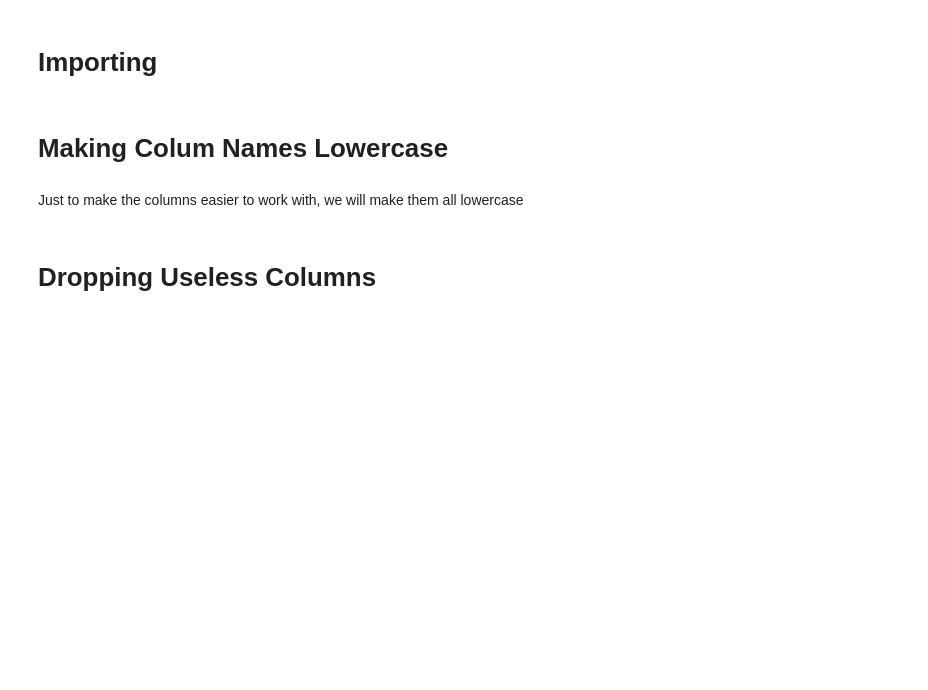
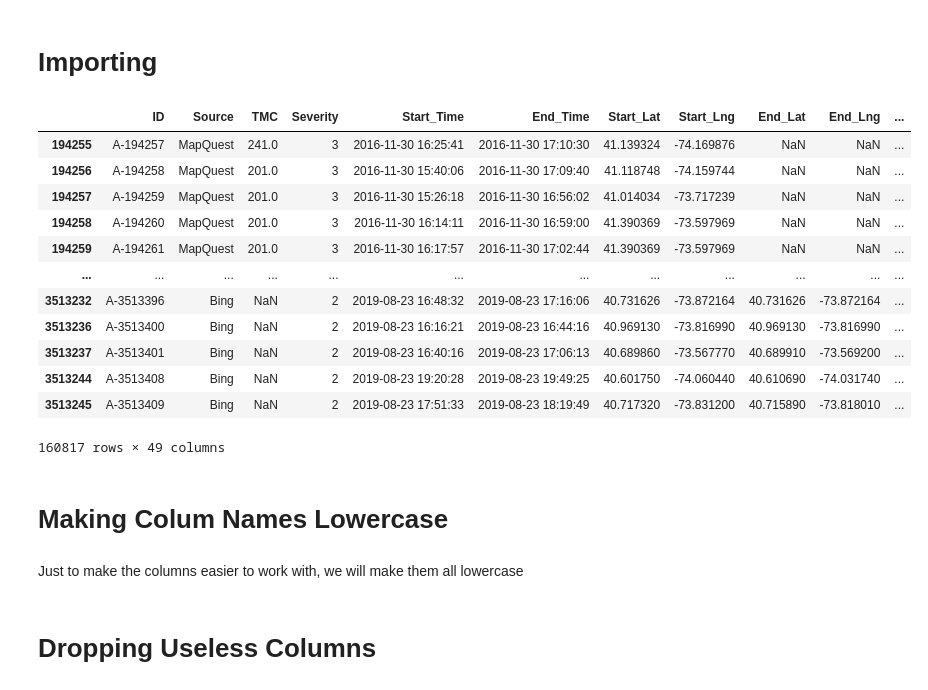
Before and after one commit to brenfrrs/startup_classification, a Jupyter notebook: data_cleaning.ipynb, the cells around one changed output. Drawn from its saved outputs; the diff is of its cells as text; code cells hidden in the pictures; blank space fills up the shorter version.

Commit message:
concatinated two NY datasets into one file within the data cleaning notebook.

```diff
--- a/data_cleaning.ipynb
+++ b/data_cleaning.ipynb
@@ -10,3 +10,24 @@ import numpy as np
+# %%
+df1 = pd.read_csv('new_york_accident_data_1.csv', index_col=0 )
+df2 = pd.read_csv('new_york_accident_data_2.csv', index_col=0)
+frames = df1, df2
+df = pd.concat(frames)
+# %%
+df
+# %% [output]
+|  | ID | Source | TMC | Severity | Start_Time | End_Time | Start_Lat | Start_Lng | End_Lat | End_Lng | ... |
+| 194255 | A-194257 | MapQuest | 241.0 | 3 | 2016-11-30 16:25:41 | 2016-11-30 17:10:30 | 41.139324 | -74.169876 | NaN | NaN | ... |
+| 194256 | A-194258 | MapQuest | 201.0 | 3 | 2016-11-30 15:40:06 | 2016-11-30 17:09:40 | 41.118748 | -74.159744 | NaN | NaN | ... |
+| 194257 | A-194259 | MapQuest | 201.0 | 3 | 2016-11-30 15:26:18 | 2016-11-30 16:56:02 | 41.014034 | -73.717239 | NaN | NaN | ... |
+| 194258 | A-194260 | MapQuest | 201.0 | 3 | 2016-11-30 16:14:11 | 2016-11-30 16:59:00 | 41.390369 | -73.597969 | NaN | NaN | ... |
+| 194259 | A-194261 | MapQuest | 201.0 | 3 | 2016-11-30 16:17:57 | 2016-11-30 17:02:44 | 41.390369 | -73.597969 | NaN | NaN | ... |
+| ... | ... | ... | ... | ... | ... | ... | ... | ... | ... | ... | ... |
+| 3513232 | A-3513396 | Bing | NaN | 2 | 2019-08-23 16:48:32 | 2019-08-23 17:16:06 | 40.731626 | -73.872164 | 40.731626 | -73.872164 | ... |
+| 3513236 | A-3513400 | Bing | NaN | 2 | 2019-08-23 16:16:21 | 2019-08-23 16:44:16 | 40.969130 | -73.816990 | 40.969130 | -73.816990 | ... |
+| 3513237 | A-3513401 | Bing | NaN | 2 | 2019-08-23 16:40:16 | 2019-08-23 17:06:13 | 40.689860 | -73.567770 | 40.689910 | -73.569200 | ... |
+| 3513244 | A-3513408 | Bing | NaN | 2 | 2019-08-23 19:20:28 | 2019-08-23 19:49:25 | 40.601750 | -74.060440 | 40.610690 | -74.031740 | ... |
+| 3513245 | A-3513409 | Bing | NaN | 2 | 2019-08-23 17:51:33 | 2019-08-23 18:19:49 | 40.717320 | -73.831200 | 40.715890 | -73.818010 | ... |
+160817 rows × 49 columns
 # %%
 df_cleaning = df
 # %% [markdown]
```
Also changed, not shown: parts of 2 cells of this notebook, 1 other file.
